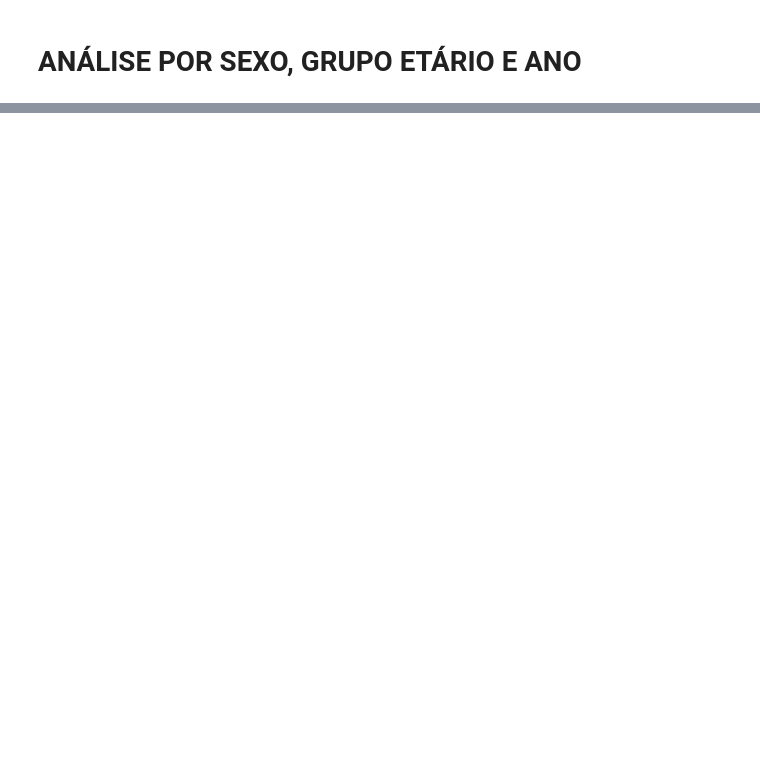
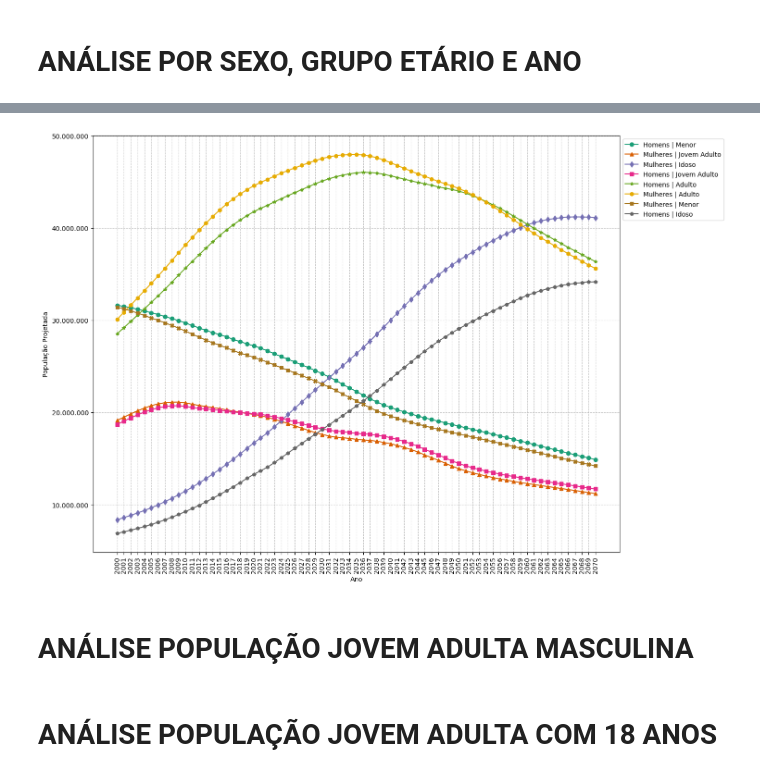
Before and after one commit to LazaroDamasceno/Rascunho-Artigo, a Jupyter notebook: analise_dados/projecao_populaco_ibge/pt_br/populacao_projetada.ipynb, the cells around one changed output, grey strips where cells are left out. Drawn from its saved outputs; the diff is of its cells as text; code cells hidden in the pictures; blank space fills up the shorter version.

```diff
--- a/analise_dados/projecao_populaco_ibge/pt_br/populacao_projetada.ipynb
+++ b/analise_dados/projecao_populaco_ibge/pt_br/populacao_projetada.ipynb
@@ -54,0 +175,11 @@ shape: (5, 4)
+# %%
+df_sexo_grupoetario_ano = df.with_columns(
+    grupo_etario = pl.col('idade').cut(
+        breaks=[18,30, 60],
+        labels=['Menor', 'Jovem Adulto', 'Adulto', 'Idoso'],
+        left_closed=True
+)).filter(
+    pl.col('sexo') != "Ambos"
+).group_by(['sexo', 'ano', 'grupo_etario']).agg(
+    pl.col('populacao_projetada').sum()
+).sort('ano', descending=False)
@@ -54,0 +197,35 @@ shape: (5, 4)
+# %%
+fig, ax = plt.subplots(figsize=(15, 10))
+
+cores = plt.get_cmap('Dark2').colors
+marcadores = ['o', '^', 'd', 's', '*', 'h', 'X', 'p']
+
+for ((sexo, grupo_etario), grupo), cor, marcador in zip(df_sexo_grupoetario_ano.group_by(['sexo', 'grupo_etario']), cores, marcadores):
+    rotulo = f'{sexo} | {grupo_etario}'
+    ax.plot(
+        grupo.select('ano'),
+        grupo.select('populacao_projetada'),
+        color=cor,
+        label=rotulo,
+        marker=marcador
+    )
+
+ax.set_ylabel('População Projetada')
+ax.set_xlabel('Ano')
+ax.grid(True, linestyle='--', alpha=0.7)
+ax.tick_params('x', rotation=90)
+ax.set_xticks(anos)
+ax.legend(loc='upper left', bbox_to_anchor=(1, 1))
+ax.ticklabel_format(style='plain', axis='y')
+ax.get_yaxis().set_major_formatter(
+    ticker.FuncFormatter(lambda x, p: format(int(x), ',').replace(',', '.'))
+)
+
+plt.tight_layout()
+plt.show()
+# %% [output]
+[figure, added]
+# %% [markdown]
+# ANÁLISE POPULAÇÃO JOVEM ADULTA MASCULINA
+# %% [markdown]
+# ANÁLISE POPULAÇÃO JOVEM ADULTA COM 18 ANOS
```
Also changed, not shown: parts of 11 cells of this notebook, 11 other files.
